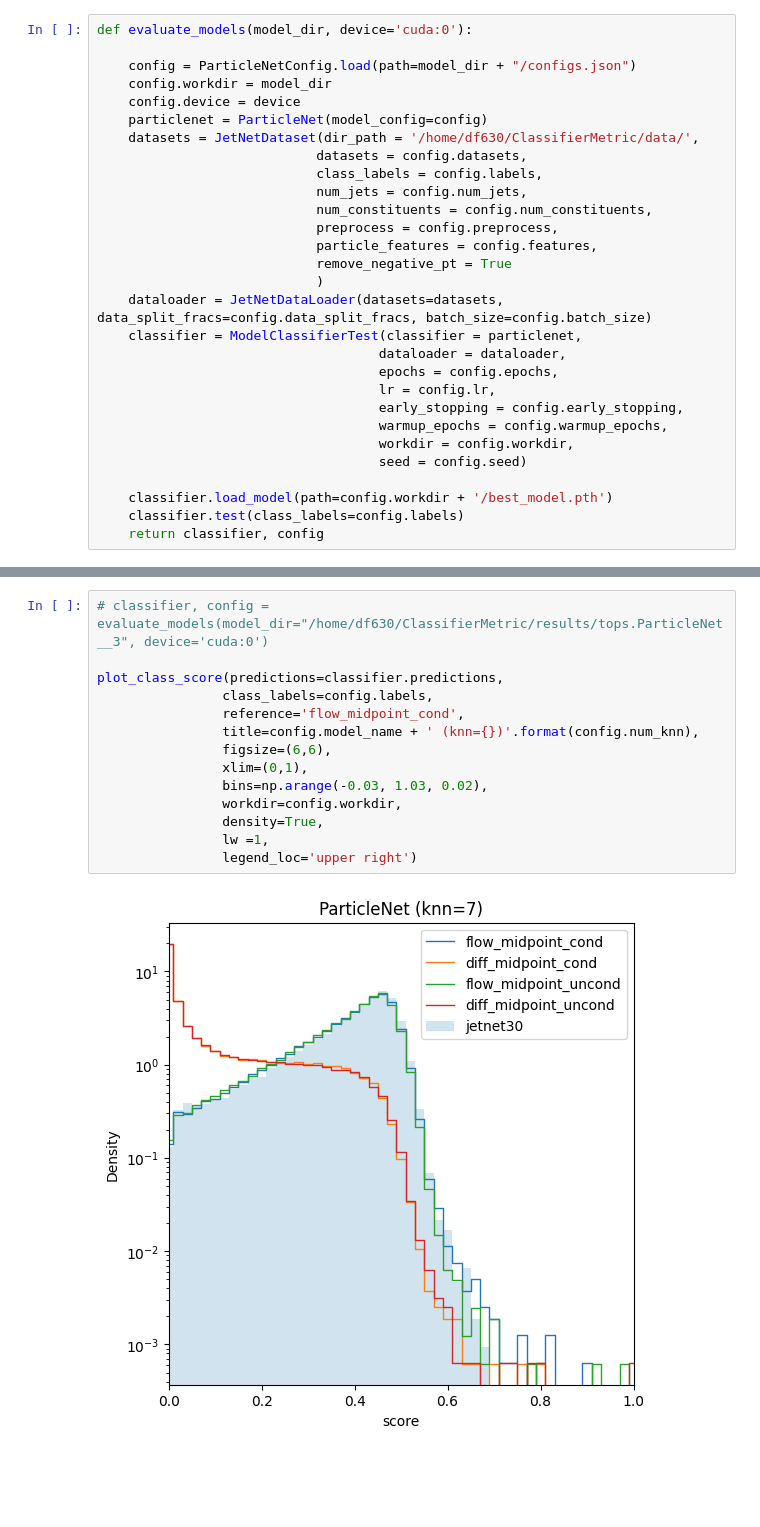
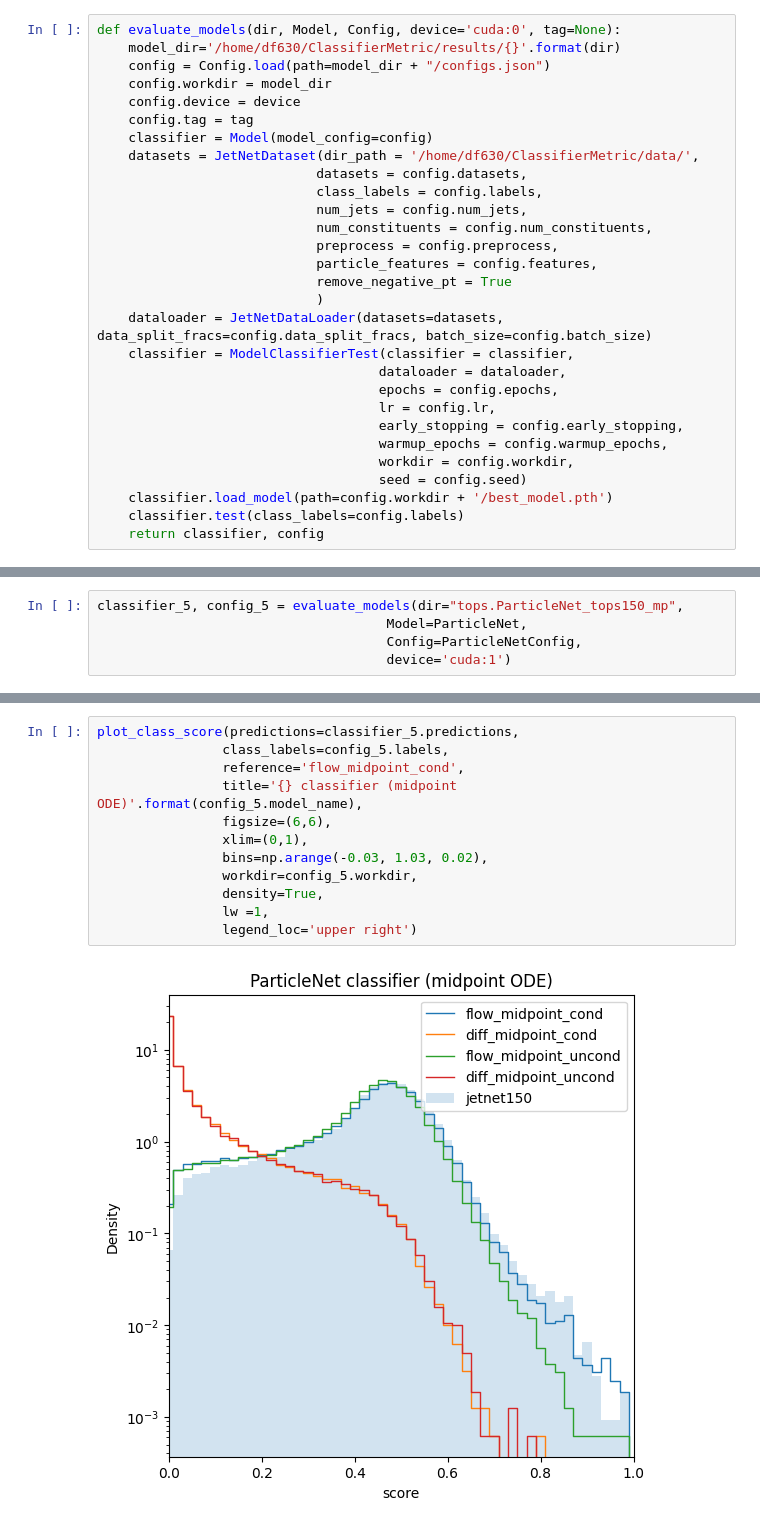
Before and after one commit to dfaroughy/ClassifierMetric, a Jupyter notebook: notebooks/evaluate.ipynb, the cells around one changed output, grey strips where cells are left out. Cells and saved outputs as stored; diff of their text form; blank space fills up the shorter version.

Commit message:
plots

```diff
--- a/notebooks/evaluate.ipynb
+++ b/notebooks/evaluate.ipynb
@@ -10,10 +8,11 @@ from ClassifierMetric.configs.particlenet_config import ParticleNetConfig
 # %%
-def evaluate_models(model_dir, device='cuda:0'):
-
-    config = ParticleNetConfig.load(path=model_dir + "/configs.json")
+def evaluate_models(dir, Model, Config, device='cuda:0', tag=None):
+    model_dir='/home/df630/ClassifierMetric/results/{}'.format(dir)
+    config = Config.load(path=model_dir + "/configs.json")
     config.workdir = model_dir
     config.device = device
-    particlenet = ParticleNet(model_config=config)
+    config.tag = tag
+    classifier = Model(model_config=config)
     datasets = JetNetDataset(dir_path = '/home/df630/ClassifierMetric/data/',
                             datasets = config.datasets,
                             class_labels = config.labels,
@@ -24,7 +23,7 @@ def evaluate_models(model_dir, device='cuda:0'):
                             remove_negative_pt = True
                             )
     dataloader = JetNetDataLoader(datasets=datasets, data_split_fracs=config.data_split_fracs, batch_size=config.batch_size)
-    classifier = ModelClassifierTest(classifier = particlenet,
+    classifier = ModelClassifierTest(classifier = classifier,
                                     dataloader = dataloader,
                                     epochs = config.epochs,
                                     lr = config.lr,
@@ -32,7 +31,6 @@ def evaluate_models(model_dir, device='cuda:0'):
                                     warmup_epochs = config.warmup_epochs,
                                     workdir = config.workdir,
                                     seed = config.seed)
-
     classifier.load_model(path=config.workdir + '/best_model.pth')
     classifier.test(class_labels=config.labels)
     return classifier, config
@@ -118,0 +244,5 @@ INFO: train size: 800760, validation size: 133460, testing sizes: 453764
+# %%
+classifier_5, config_5 = evaluate_models(dir="tops.ParticleNet_tops150_mp",
+                                     Model=ParticleNet,
+                                     Config=ParticleNetConfig,
+                                     device='cuda:1')
@@ -119,16 +267,14 @@ INFO: train size: 800760, validation size: 133460, testing sizes: 453764
 # %%
-# classifier, config = evaluate_models(model_dir="/home/df630/ClassifierMetric/results/tops.ParticleNet__3", device='cuda:0')
-
-plot_class_score(predictions=classifier.predictions,
-                class_labels=config.labels,
+plot_class_score(predictions=classifier_5.predictions,
+                class_labels=config_5.labels,
                 reference='flow_midpoint_cond',
-                title=config.model_name + ' (knn={})'.format(config.num_knn),
+                title='{} classifier (midpoint ODE)'.format(config_5.model_name),
                 figsize=(6,6),
                 xlim=(0,1),
                 bins=np.arange(-0.03, 1.03, 0.02),
-                workdir=config.workdir,
+                workdir=config_5.workdir,
                 density=True,
                 lw =1,
                 legend_loc='upper right')
 # %% [output]
-[figure, old version]
+[figure, new version]
```
Also changed, not shown: parts of 21 cells of this notebook, 3 other files.
